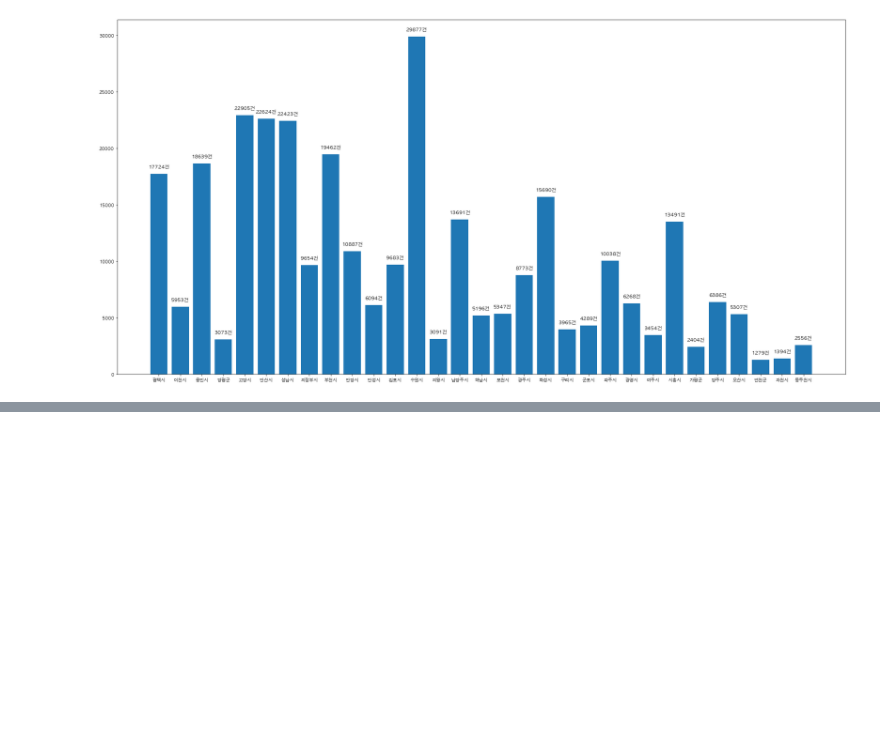
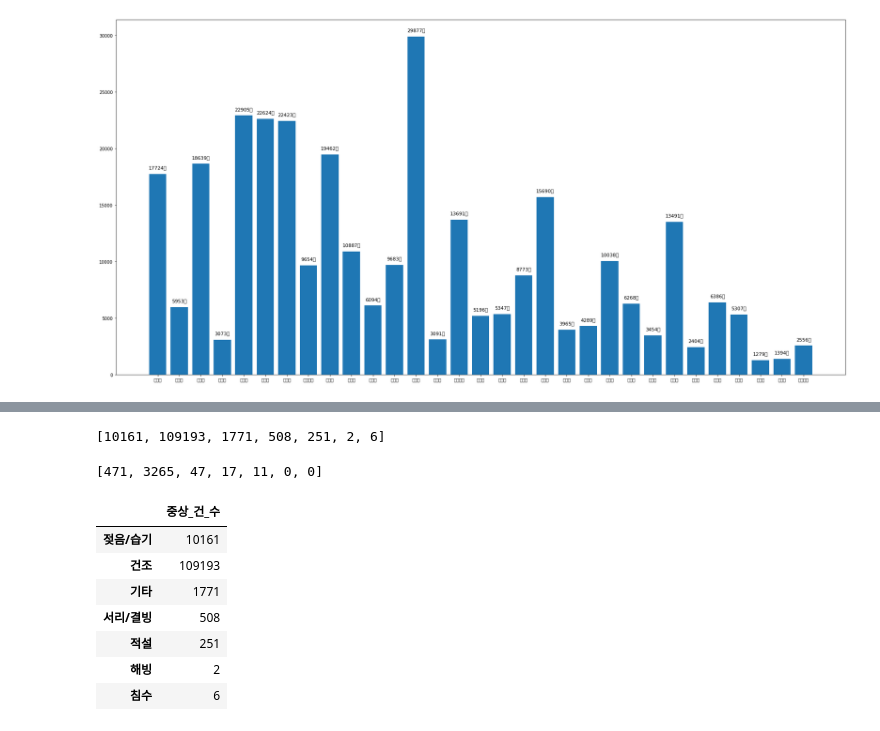
Before and after one commit to jwchoi179/SSU_BDPL_Data_Analysis, a Jupyter notebook: Data_Analysis.ipynb, the cells around one changed output, grey strips where cells are left out. Saved outputs shown, nothing was run; the diff lists cells and outputs as text; code cells hidden in the pictures; blank space fills up the shorter version.

```diff
--- a/Data_Analysis.ipynb
+++ b/Data_Analysis.ipynb
@@ -207,0 +267,18 @@ plt.bar(kyungi_detail, kyungi_cases)
+# %%
+frost = cases[cases.노면상태 == '서리/결빙']
+frost_mid = frost[frost.피해자신체상해정도 == '중상']
+frost_dead = frost[frost.피해자신체상해정도 == '사망']
+
+cases_mid.append(len(frost_mid))
+cases_dead.append(len(frost_dead))
+
+road_status_cases.append(len(frost))
+# %%
+snow_cover = cases[cases.노면상태 == '적설']
+snow_cover_mid = snow_cover[snow_cover.피해자신체상해정도 == '중상']
+snow_cover_dead = snow_cover[snow_cover.피해자신체상해정도 == '사망']
+
+cases_mid.append(len(snow_cover_mid))
+cases_dead.append(len(snow_cover_dead))
+
+road_status_cases.append(len(snow_cover))
@@ -207,0 +303,20 @@ plt.bar(kyungi_detail, kyungi_cases)
+# %%
+cases_mid
+# %% [output]
+[10161, 109193, 1771, 508, 251, 2, 6]
+# %%
+cases_dead
+# %% [output]
+[471, 3265, 47, 17, 11, 0, 0]
+# %%
+mid_df = pd.DataFrame({"중상_건_수" : cases_mid}, index = road_status)
+mid_df
+# %% [output]
+|  | 중상_건_수 |
+| 젖음/습기 | 10161 |
+| 건조 | 109193 |
+| 기타 | 1771 |
+| 서리/결빙 | 508 |
+| 적설 | 251 |
+| 해빙 | 2 |
+| 침수 | 6 |
```
Also changed, not shown: parts of 31 cells of this notebook, 1 other file.
